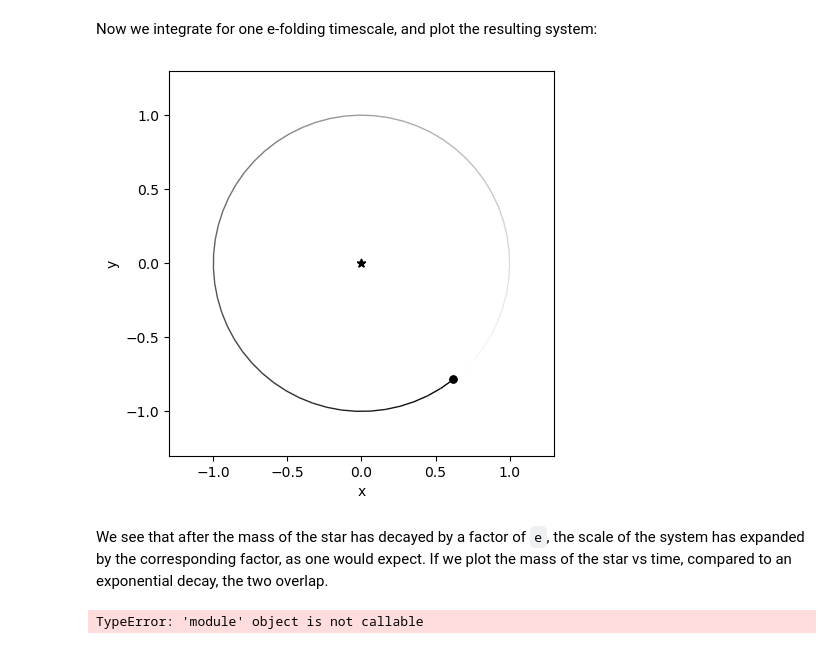
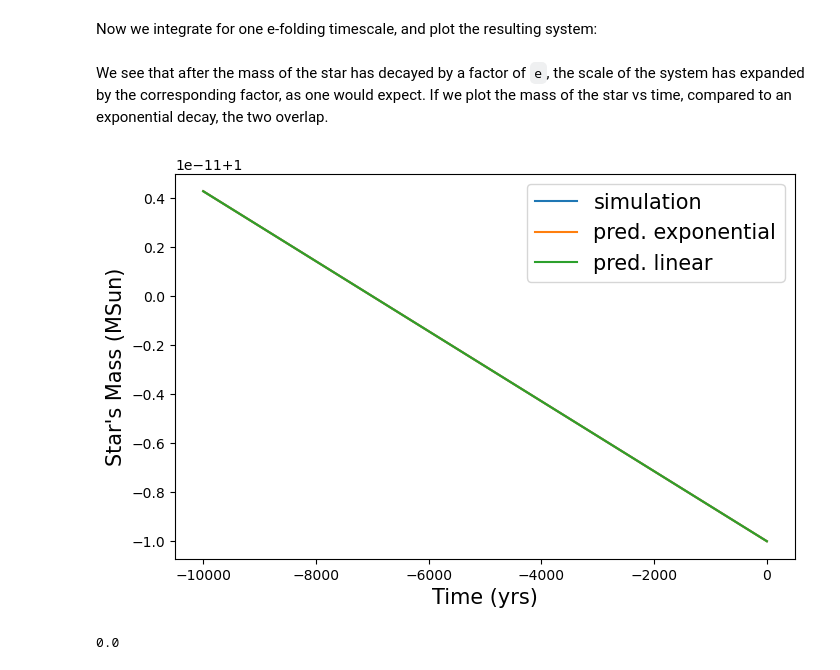
Before and after one commit to ahekster/reboundx, a Jupyter notebook: ipython_examples/ModifyMass.ipynb, the cells around one changed output. Cells and saved outputs as stored; diff of their text form; code cells hidden in the pictures.

Commit message:
save before updating rebound

```diff
--- a/ipython_examples/ModifyMass.ipynb
+++ b/ipython_examples/ModifyMass.ipynb
@@ -14,10 +14,11 @@ M0 = 1. # initial mass of star
 
 def makesim():
     sim = rebound.Simulation()
+    sim.integrator = "whfast"
     sim.G = 4*np.pi**2 # use units of AU, yrs and solar masses
 
     sim.add(m=M0)
-    sim.add(a=1.)
+    # sim.add(a=1.)
     # sim.add(a=2.)
     # sim.add(a=3.)
     sim.move_to_com()
@@ -46,33 +45,36 @@ ps[0].params["tau_mass"] = (-7.e13)/10.
 # %% [markdown]
 Now we integrate for one e-folding timescale, and plot the resulting system:
 # %%
-Nout = 1000
+Nout = 400
+rate = (-7.e14)
 mass = np.zeros(Nout)
-times = np.linspace(0., -1.e6, Nout)
+times = np.linspace(0., -1.e4, Nout)
+Rchive = np.zeros(Nout)
 
 for i, time in enumerate(times):
     sim.integrate(time)
+    sim.particles[0].m = M0*np.exp(time / rate)
+    R = 0.0025696
     mass[i] = sim.particles[0].m
-
-op = rebound.OrbitPlot(sim)
+    Rchive[i] = R
-# %% [output]
-[figure, removed]
 # %% [markdown]
 We see that after the mass of the star has decayed by a factor of `e`, the scale of the system has expanded by the corresponding factor, as one would expect.  If we plot the mass of the star vs time, compared to an exponential decay, the two overlap.
 # %%
-pred2 = M0*(1+(times/(ps[0].params["tau_mass"])))
-pred = M0*np.exp(times / ps[0].params["tau_mass"])
-# import matplotlib.pyplot as plt
+pred2 = M0*(1+(times/rate))
+pred = M0*np.exp(times / rate)
+import matplotlib.pyplot as plt
 fig = plt.figure(figsize=(8,5))
 ax = plt.subplot(111)
 ax.plot(times,mass, label='simulation')
 ax.plot(times,pred, label='pred. exponential')
 ax.plot(times,pred2, label='pred. linear')
 ax.set_xlabel("Time (yrs)", fontsize=15)
 ax.set_ylabel("Star's Mass (MSun)", fontsize=15)
 ax.legend(fontsize=15);
 # %% [output]
-TypeError: 'module' object is not callable
+[figure, added]
 # %%
 pred[-1]-mass[-1]
+# %% [output]
+0.0
 # %%
```
Also changed, not shown: parts of 6 cells of this notebook, 4 other files.
